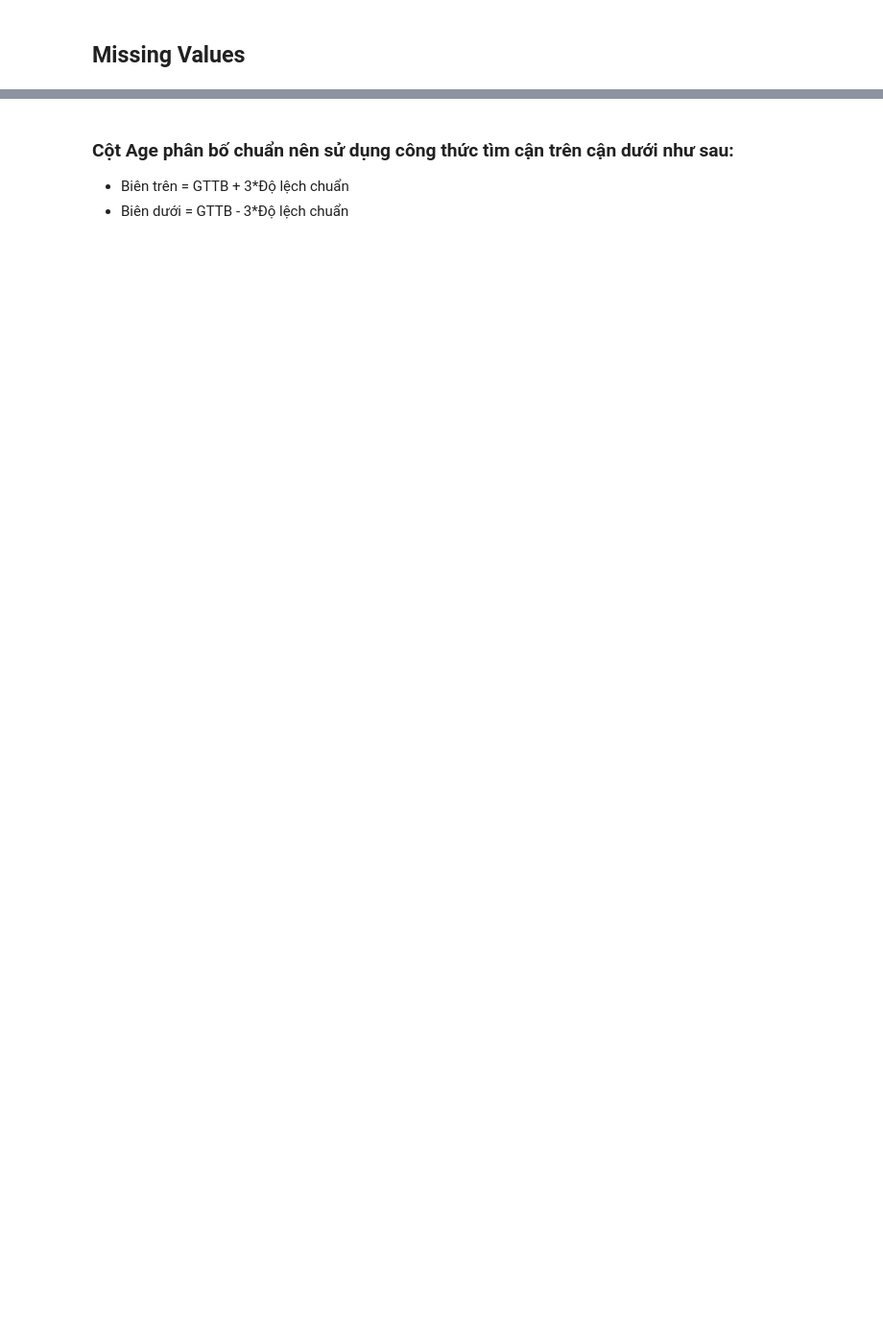
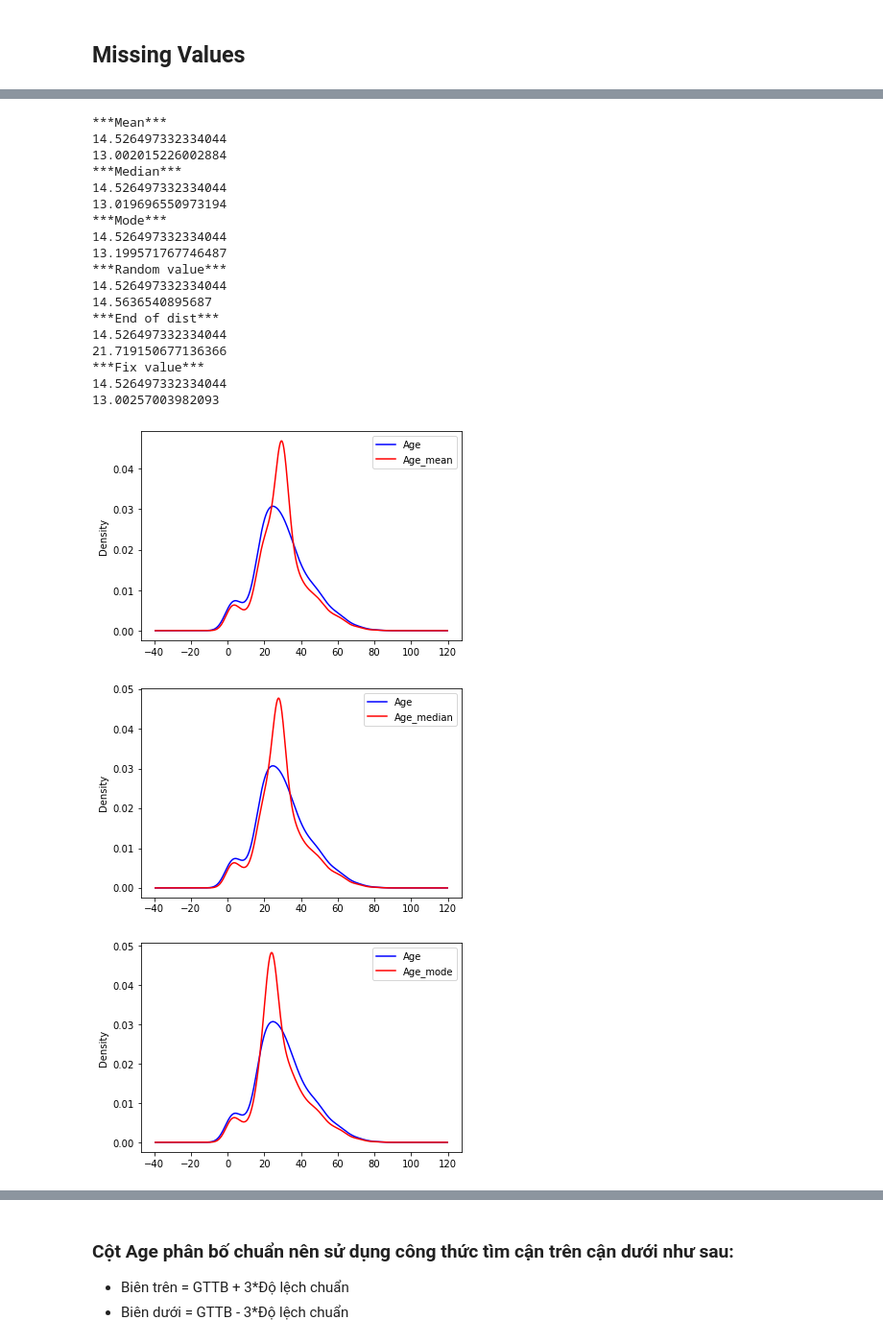
Before and after one commit to PikaPika0710/data_science, a Jupyter notebook: coding_/chapter_5_exercises/102190298_TranCongViet.ipynb, the cells around one changed output, grey strips where cells are left out. Shown at 96% size. Saved outputs shown, nothing was run; the diff lists cells and outputs as text; code cells hidden in the pictures; blank space fills up the shorter version.

```diff
--- a/coding_/chapter_5_exercises/102190298_TranCongViet.ipynb
+++ b/coding_/chapter_5_exercises/102190298_TranCongViet.ipynb
@@ -35,3 +70,3 @@ df.groupby(['Survived'])['cabin_null'].mean()
 # %%
-df=pd.read_csv('titanic.csv',usecols=['Age','Fare','Survived'])
+df=pd.read_csv('titanic.csv',usecols=['Age','Fare','Survived', 'Sex'])
 df.head()
@@ -47,4 +91,15 @@ df.head()
+# %%
+def probability_density_function(old_data, new_data):
+    # ve ham mat do xac suat cua cot Age truoc va sau khi dien du lieu trong
+    fig = plt.figure()
+    ax = fig.add_subplot(111)
+    old_data.plot(kind='kde', color='blue')
+    new_data.plot(kind='kde', color='red')
+    lines, labels = ax.get_legend_handles_labels()
+    ax.legend(lines, labels, loc='best')
 # %%
+def get_std_before_and_after(method, before, after):
 # in ra do lech chuan truoc va sau khi dien du lieu trong
-print(df['Age'].std())
-print(df['Age_median'].std())
+    print('***' + method + '***')
+    print(before.std())
+    print(after.std())
@@ -62,38 +108,69 @@ ax.legend(lines, labels, loc='best')
 # %%
+# Mean
+mean = df['Age'].mean()
+df['Age_mean'] = df['Age'].fillna(mean)
+get_std_before_and_after('Mean', df['Age'], df['Age_mean'])
+probability_density_function(df['Age'], df['Age_mean'])
+
 # Median
 median = df['Age'].median()
 df['Age_median'] = df['Age'].fillna(median)
-pdf(df['Age'], df['Age_median'])
-
-# Mean
-mean = df['Age'].mean()
-df['Age_mean'] = df['Age'].fillna(mean)
-pdf(df['Age'], df['Age_mean'])
+get_std_before_and_after('Median', df['Age'], df['Age_median'])
+probability_density_function(df['Age'], df['Age_median'])
 
 # Mode
 mode = df['Age'].mode().values[0]
 df['Age_mode'] = df['Age'].fillna(mode)
-pdf(df['Age'], df['Age_mode'])
+get_std_before_and_after('Mode', df['Age'], df['Age_mode'])
+probability_density_function(df['Age'], df['Age_mode'])
 
 # Random value
+## Lấy ngẫu nhiên từ cột Age n giá trị khác NaN, kết quả sẽ lặp lại sau mỗi lần thực hiện lệnh
 random_samples = df['Age'].dropna().sample(n = df['Age'].isnull().sum(), random_state = 0)
+## Chỉ số của khách hàng bị trống trong dữ liệu Age
 random_samples.index = df['Age'][df['Age'].isnull()].index
-# Replace nah values by random values
+## Thay thế dữ liệu trống bằng các giá trị ngẫu nhiên của cột
 df['Age_random'] = df['Age']
+## Lấy ra những vị trí Age = Nah của cột Age_random và gán với những giá trị ngẫu nhiên tìm được
 df.loc[df['Age'].isnull(), 'Age_random']=random_samples
-pdf(df['Age'], df['Age_random'])
-
+get_std_before_and_after('Random value', df['Age'], df['Age_random'])
+probability_density_function(df['Age'], df['Age_random'])
 
 # End of distribution
+## Gia tri o duoi cua phan bo (bien Age theo phan bo chuan)
 age_end = df['Age'].mean() + 3 * df['Age'].std()
-df['Age_end'] = df['Age'].fillna(age_end)
-pdf(df['Age'], df['Age_end'])
+df['Age_end_dist'] = df['Age'].fillna(age_end)
+get_std_before_and_after('End of dist', df['Age'], df['Age_end_dist'])
+probability_density_function(df['Age'], df['Age_end_dist'])
+
 
 # Fix Value
 df['Age_fix_value'] = df['Age'].fillna(30)
-pdf(df['Age'], df['Age_fix_value'])
+get_std_before_and_after('Fix value',df['Age'], df['Age_fix_value'])
+probability_density_function(df['Age'], df['Age_fix_value'])
 
 # New feature
-df['Age_Nah'] = df['Age']
-df.loc[df['Age'].isnull(), 'Age_Nah']=0
-df.loc[df['Age']>0, 'Age_Nah']=1
+## Thay thế dữ liệu trống bằng 1 trong các kỹ thuật đã trình bày đồng thời tạo thêm biến để đánh dấu quan sát có dữ liệu trống
+df['Age_NAN'] = np.where(df['Age'].isnull(), 1, 0)
+# %% [output]
+***Mean***
+14.526497332334044
+13.002015226002884
+***Median***
+14.526497332334044
+13.019696550973194
+***Mode***
+14.526497332334044
+13.199571767746487
+***Random value***
+14.526497332334044
+14.5636540895687
+***End of dist***
+14.526497332334044
+21.719150677136366
+***Fix value***
+14.526497332334044
+13.00257003982093
+[figure, added]
+[figure, added]
+[figure, added]
```
Also changed, not shown: parts of 59 cells of this notebook.
